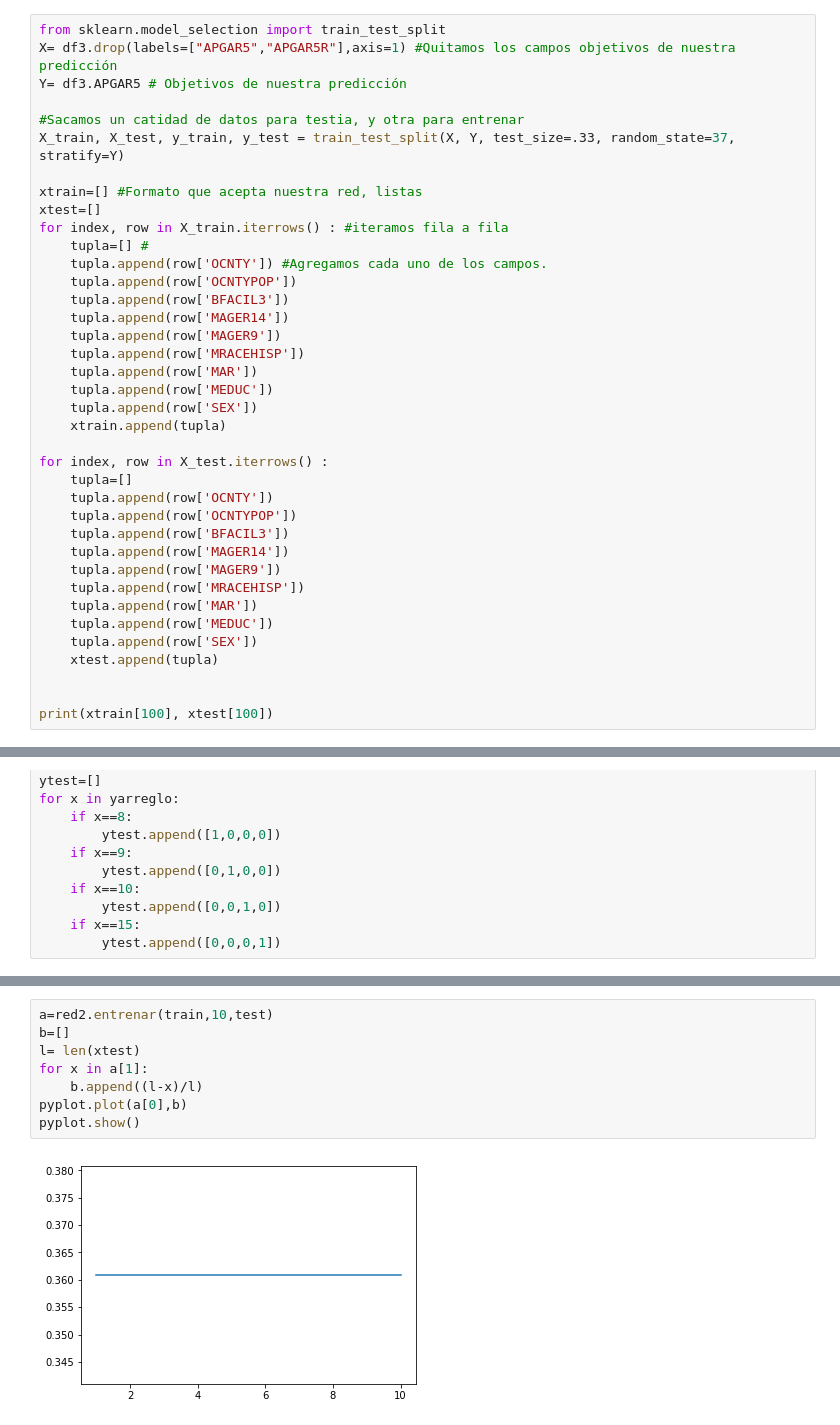
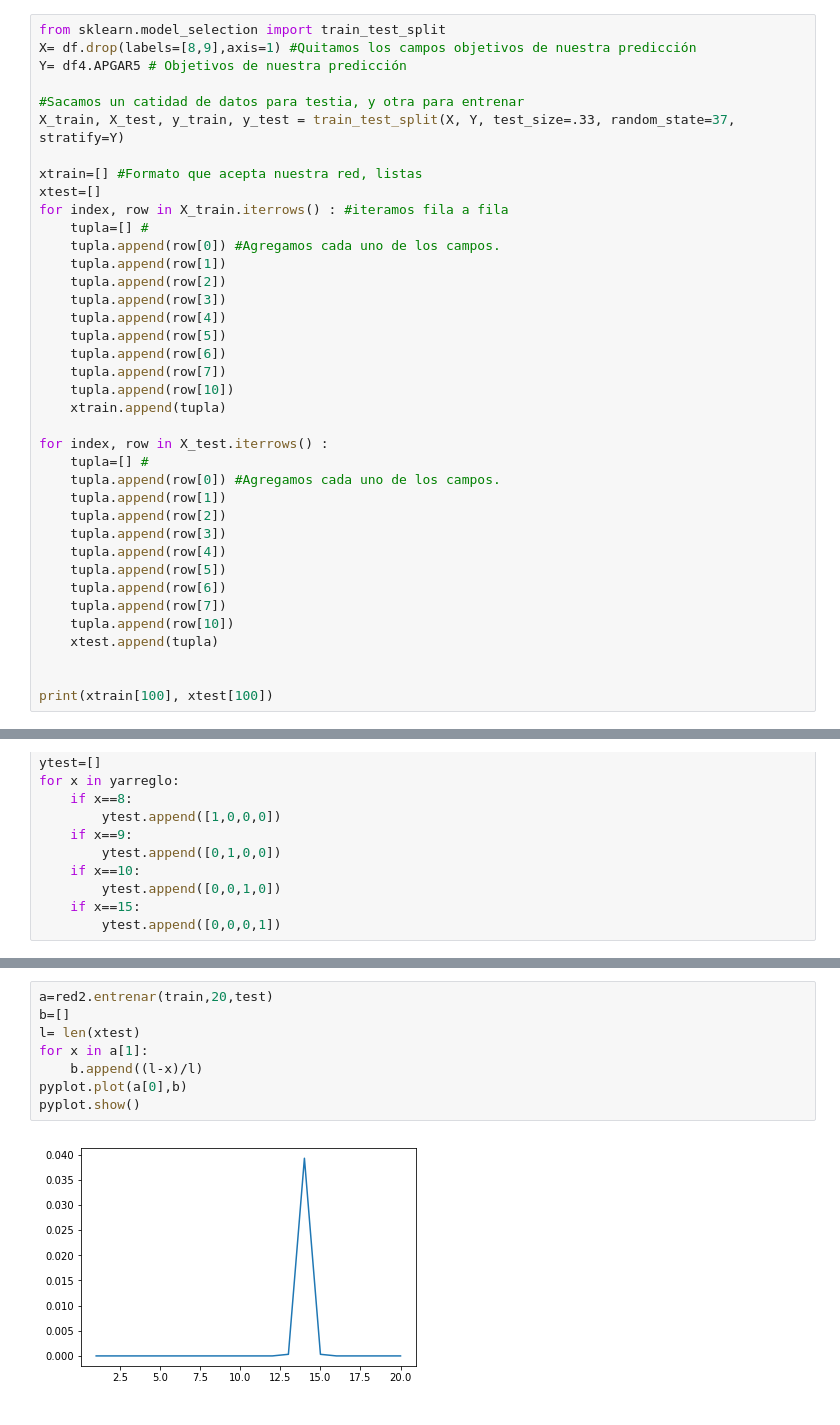
Before and after one commit to mcaballeroguillen/Redes_Neuronales, a Jupyter notebook: Red_Neuronal_1.ipynb, the cells around one changed output, grey strips where cells are left out. Saved outputs shown, nothing was run; the diff lists cells and outputs as text.

```diff
--- a/Red_Neuronal_1.ipynb
+++ b/Red_Neuronal_1.ipynb
@@ -332,7 +378,7 @@ Name: APGAR5, dtype: int64
 # %%
 from sklearn.model_selection import train_test_split
-X= df3.drop(labels=["APGAR5","APGAR5R"],axis=1) #Quitamos los campos objetivos de nuestra predicción
-Y= df3.APGAR5 # Objetivos de nuestra predicción
+X= df.drop(labels=[8,9],axis=1) #Quitamos los campos objetivos de nuestra predicción
+Y= df4.APGAR5 # Objetivos de nuestra predicción
 
 #Sacamos un catidad de datos para testia, y otra para entrenar
 X_train, X_test, y_train, y_test = train_test_split(X, Y, test_size=.33, random_state=37, stratify=Y)
@@ -341,28 +387,28 @@ xtrain=[] #Formato que acepta nuestra red, listas
 xtest=[]
 for index, row in X_train.iterrows() : #iteramos fila a fila
     tupla=[] #
-    tupla.append(row['OCNTY']) #Agregamos cada uno de los campos.
-    tupla.append(row['OCNTYPOP'])
-    tupla.append(row['BFACIL3'])
-    tupla.append(row['MAGER14'])
-    tupla.append(row['MAGER9'])
-    tupla.append(row['MRACEHISP'])
-    tupla.append(row['MAR'])
-    tupla.append(row['MEDUC'])
-    tupla.append(row['SEX'])
+    tupla.append(row[0]) #Agregamos cada uno de los campos.
+    tupla.append(row[1])
+    tupla.append(row[2])
+    tupla.append(row[3])
+    tupla.append(row[4])
+    tupla.append(row[5])
+    tupla.append(row[6])
+    tupla.append(row[7])
+    tupla.append(row[10])
     xtrain.append(tupla)
 
 for index, row in X_test.iterrows() :
-    tupla=[]
-    tupla.append(row['OCNTY'])
-    tupla.append(row['OCNTYPOP'])
-    tupla.append(row['BFACIL3'])
-    tupla.append(row['MAGER14'])
-    tupla.append(row['MAGER9'])
-    tupla.append(row['MRACEHISP'])
-    tupla.append(row['MAR'])
-    tupla.append(row['MEDUC'])
-    tupla.append(row['SEX'])
+    tupla=[] #
+    tupla.append(row[0]) #Agregamos cada uno de los campos.
+    tupla.append(row[1])
+    tupla.append(row[2])
+    tupla.append(row[3])
+    tupla.append(row[4])
+    tupla.append(row[5])
+    tupla.append(row[6])
+    tupla.append(row[7])
+    tupla.append(row[10])
     xtest.append(tupla)
 
 
@@ -489,13 +535,13 @@ print(a,l)
 # %%
-a=red2.entrenar(train,10,test)
+a=red2.entrenar(train,20,test)
 b=[]
 l= len(xtest)
 for x in a[1]:
     b.append((l-x)/l)
 pyplot.plot(a[0],b)
 pyplot.show()
 # %% [output]
-[figure, old version]
+[figure, new version]
 # %%
 print(a,l)
 # %% [output]
```
Also changed, not shown: parts of 15 cells of this notebook.
